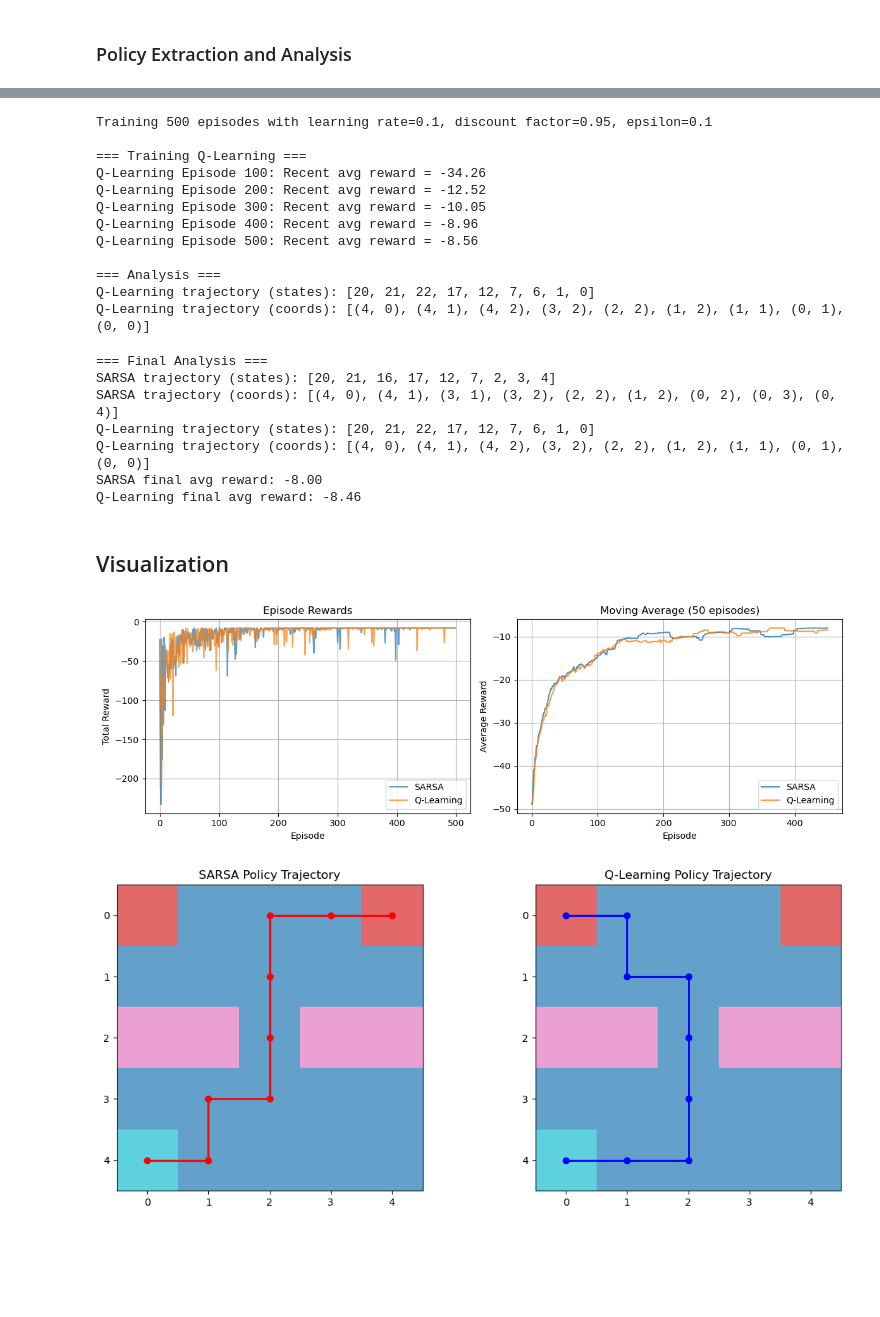
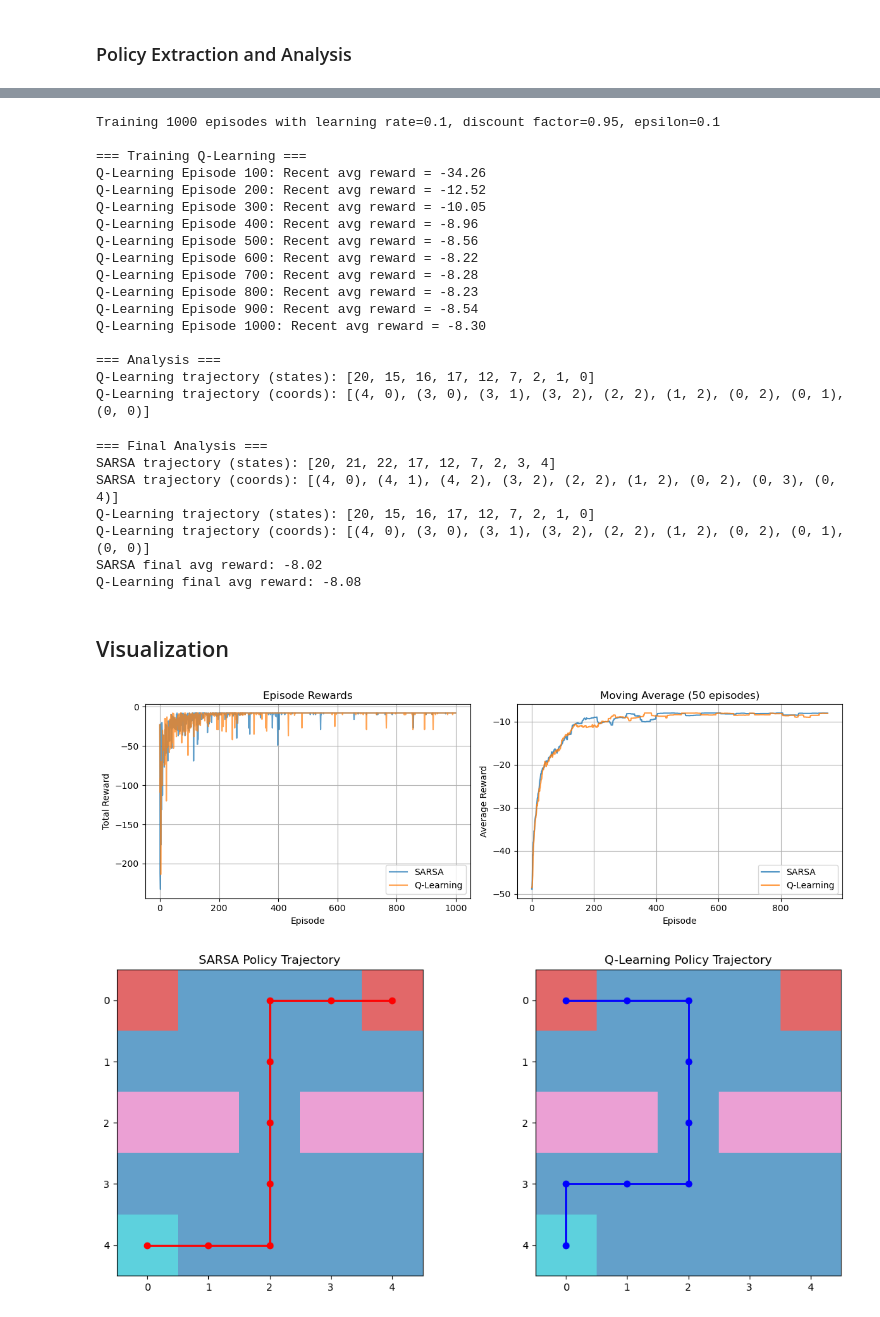
Before and after one commit to ieadoboe/reinforcement-learning, a Jupyter notebook: temporal_difference_learning/notebook_a3.ipynb, the cells around one changed output, grey strips where cells are left out. Cells and saved outputs as stored; diff of their text form; code cells hidden in the pictures; blank space fills up the shorter version.

```diff
--- a/temporal_difference_learning/notebook_a3.ipynb
+++ b/temporal_difference_learning/notebook_a3.ipynb
@@ -495,5 +411,5 @@ def compute_q_learning_state_values(q_table):
 # %%
-def run_experiment(n_episodes=500, alpha=0.1, gamma=0.95, epsilon=0.1, seed=42):
+def run_sarsa_experiment(n_episodes=1000, alpha=0.1, gamma=0.95, epsilon=0.1, seed=42):
     print(
         f"\nTraining {n_episodes} episodes with learning rate={alpha}, discount factor={gamma}, epsilon={epsilon}"
     )
@@ -511,8 +427,8 @@ def run_experiment(n_episodes=500, alpha=0.1, gamma=0.95, epsilon=0.1, seed=42):
     print(f"SARSA trajectory (states): {traj_sarsa}")
     print(f"SARSA trajectory (coords): {trajectory_to_coords(traj_sarsa)}")
 
-    return q_table_sarsa, rewards_sarsa, traj_sarsa
+    return q_table_sarsa, rewards_sarsa
 
 
-q_table_sarsa, rewards_sarsa, traj_sarsa = run_experiment()
+q_table_sarsa, rewards_sarsa = run_sarsa_experiment()
 # %% [output]
@@ -531,5 +480,7 @@ SARSA trajectory (coords): [(4, 0), (4, 1), (3, 1), (3, 2), (2, 2), (1, 2), (0,
 # %%
-def run_experiment(n_episodes=500, alpha=0.1, gamma=0.95, epsilon=0.1, seed=42):
+def run_qlearning_experiment(
+    n_episodes=1000, alpha=0.1, gamma=0.95, epsilon=0.1, seed=42
+):
     print(
         f"\nTraining {n_episodes} episodes with learning rate={alpha}, discount factor={gamma}, epsilon={epsilon}"
     )
@@ -547,12 +498,12 @@ def run_experiment(n_episodes=500, alpha=0.1, gamma=0.95, epsilon=0.1, seed=42):
     print(f"Q-Learning trajectory (states): {traj_qlearning}")
     print(f"Q-Learning trajectory (coords): {trajectory_to_coords(traj_qlearning)}")
 
-    return q_table_qlearning, rewards_qlearning, traj_qlearning
+    return q_table_qlearning, rewards_qlearning
 
 
-q_table_qlearning, rewards_qlearning, traj_qlearning = run_experiment()
+q_table_qlearning, rewards_qlearning = run_qlearning_experiment()
 # %% [output]
-Training 500 episodes with learning rate=0.1, discount factor=0.95, epsilon=0.1
+Training 1000 episodes with learning rate=0.1, discount factor=0.95, epsilon=0.1
 
 === Training Q-Learning ===
 Q-Learning Episode 100: Recent avg reward = -34.26
@@ -560,10 +511,15 @@ Q-Learning Episode 200: Recent avg reward = -12.52
 Q-Learning Episode 300: Recent avg reward = -10.05
 Q-Learning Episode 400: Recent avg reward = -8.96
 Q-Learning Episode 500: Recent avg reward = -8.56
+Q-Learning Episode 600: Recent avg reward = -8.22
+Q-Learning Episode 700: Recent avg reward = -8.28
+Q-Learning Episode 800: Recent avg reward = -8.23
+Q-Learning Episode 900: Recent avg reward = -8.54
+Q-Learning Episode 1000: Recent avg reward = -8.30
 
 === Analysis ===
-Q-Learning trajectory (states): [20, 21, 22, 17, 12, 7, 6, 1, 0]
-Q-Learning trajectory (coords): [(4, 0), (4, 1), (4, 2), (3, 2), (2, 2), (1, 2), (1, 1), (0, 1), (0, 0)]
+Q-Learning trajectory (states): [20, 15, 16, 17, 12, 7, 2, 1, 0]
+Q-Learning trajectory (coords): [(4, 0), (3, 0), (3, 1), (3, 2), (2, 2), (1, 2), (0, 2), (0, 1), (0, 0)]
 # %%
 # Analysis
 print("\n=== Final Analysis ===")
@@ -582,12 +538,12 @@ print(f"SARSA final avg reward: {sarsa_final:.2f}")
 print(f"Q-Learning final avg reward: {qlearning_final:.2f}")
 # %% [output]
 === Final Analysis ===
-SARSA trajectory (states): [20, 21, 16, 17, 12, 7, 2, 3, 4]
-SARSA trajectory (coords): [(4, 0), (4, 1), (3, 1), (3, 2), (2, 2), (1, 2), (0, 2), (0, 3), (0, 4)]
-Q-Learning trajectory (states): [20, 21, 22, 17, 12, 7, 6, 1, 0]
-Q-Learning trajectory (coords): [(4, 0), (4, 1), (4, 2), (3, 2), (2, 2), (1, 2), (1, 1), (0, 1), (0, 0)]
-SARSA final avg reward: -8.00
-Q-Learning final avg reward: -8.46
+SARSA trajectory (states): [20, 21, 22, 17, 12, 7, 2, 3, 4]
+SARSA trajectory (coords): [(4, 0), (4, 1), (4, 2), (3, 2), (2, 2), (1, 2), (0, 2), (0, 3), (0, 4)]
+Q-Learning trajectory (states): [20, 15, 16, 17, 12, 7, 2, 1, 0]
+Q-Learning trajectory (coords): [(4, 0), (3, 0), (3, 1), (3, 2), (2, 2), (1, 2), (0, 2), (0, 1), (0, 0)]
+SARSA final avg reward: -8.02
+Q-Learning final avg reward: -8.08
 # %% [markdown]
 ## Visualization
 # %%
@@ -628,10 +584,9 @@ def plot_learning_curves(rewards_sarsa, rewards_qlearning):
 
 plot_learning_curves(rewards_sarsa, rewards_qlearning)
 # %% [output]
-[figure, old version]
+[figure, new version]
 # %%
 def plot_trajectories_and_policies(q_table_sarsa, q_table_qlearning):
-    """Plot trajectories and policy arrows"""
     grid = create_grid_layout()
 
     fig, axes = plt.subplots(1, 2, figsize=(12, 5))
@@ -645,31 +600,31 @@ def plot_trajectories_and_policies(q_table_sarsa, q_table_qlearning):
     coords_qlearning = trajectory_to_coords(traj_qlearning)
 
     # Plot SARSA
     axes[0].imshow(grid, cmap="tab10", alpha=0.7)
     if len(coords_sarsa) > 1:
         coords_array = np.array(coords_sarsa)
         axes[0].plot(
             coords_array[:, 1], coords_array[:, 0], "ro-", linewidth=2, markersize=6
         )
     axes[0].set_title("SARSA Policy Trajectory")
     axes[0].set_xticks(range(GRID_SIZE))
     axes[0].set_yticks(range(GRID_SIZE))
 
     # Plot Q-Learning
     axes[1].imshow(grid, cmap="tab10", alpha=0.7)
     if len(coords_qlearning) > 1:
         coords_array = np.array(coords_qlearning)
         axes[1].plot(
             coords_array[:, 1], coords_array[:, 0], "bo-", linewidth=2, markersize=6
         )
     axes[1].set_title("Q-Learning Policy Trajectory")
     axes[1].set_xticks(range(GRID_SIZE))
     axes[1].set_yticks(range(GRID_SIZE))
 
     plt.tight_layout()
     plt.show()
 
 
 plot_trajectories_and_policies(q_table_sarsa, q_table_qlearning)
 # %% [output]
-[figure, old version]
+[figure, new version]
```
Also changed, not shown: parts of 11 cells of this notebook, 2 other files.
